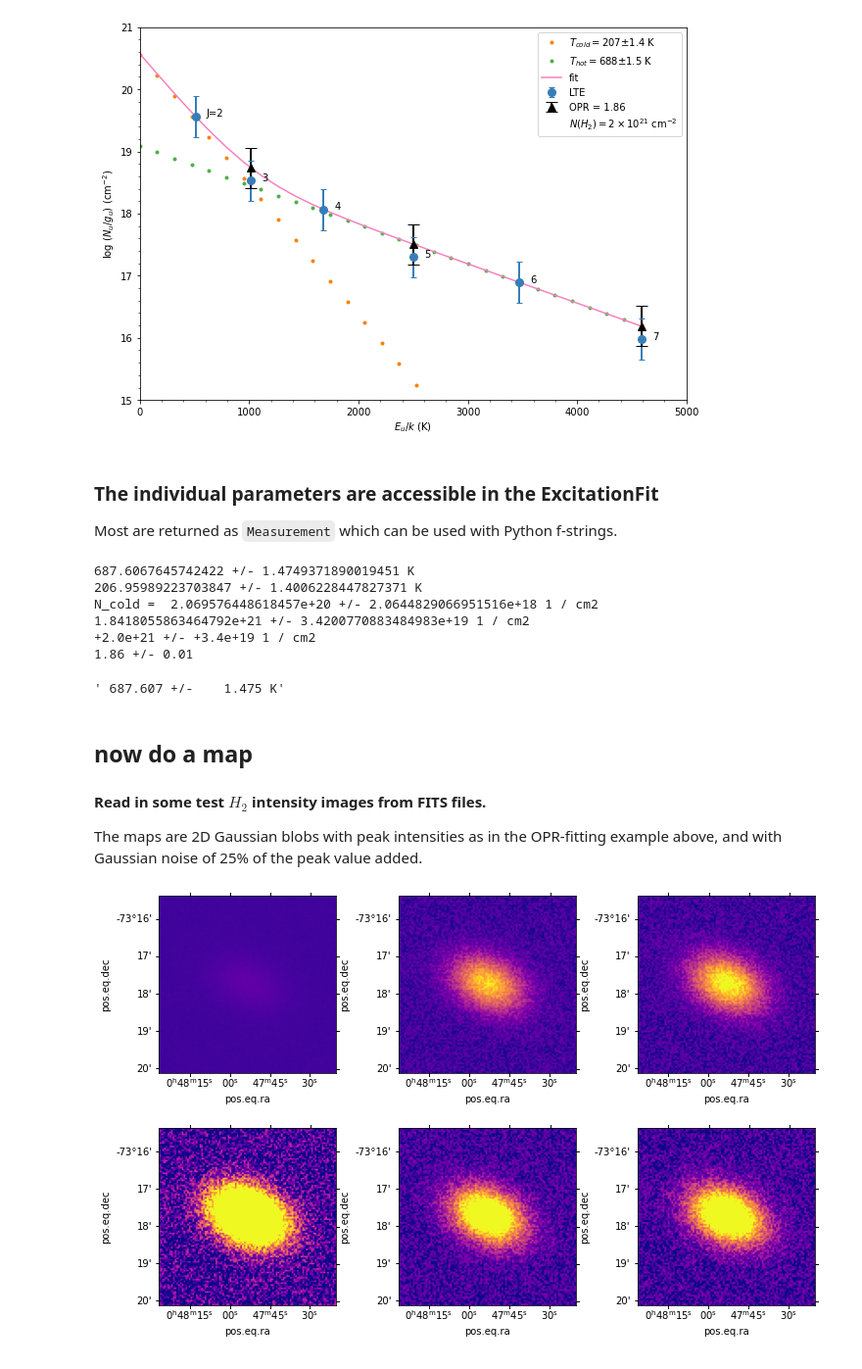
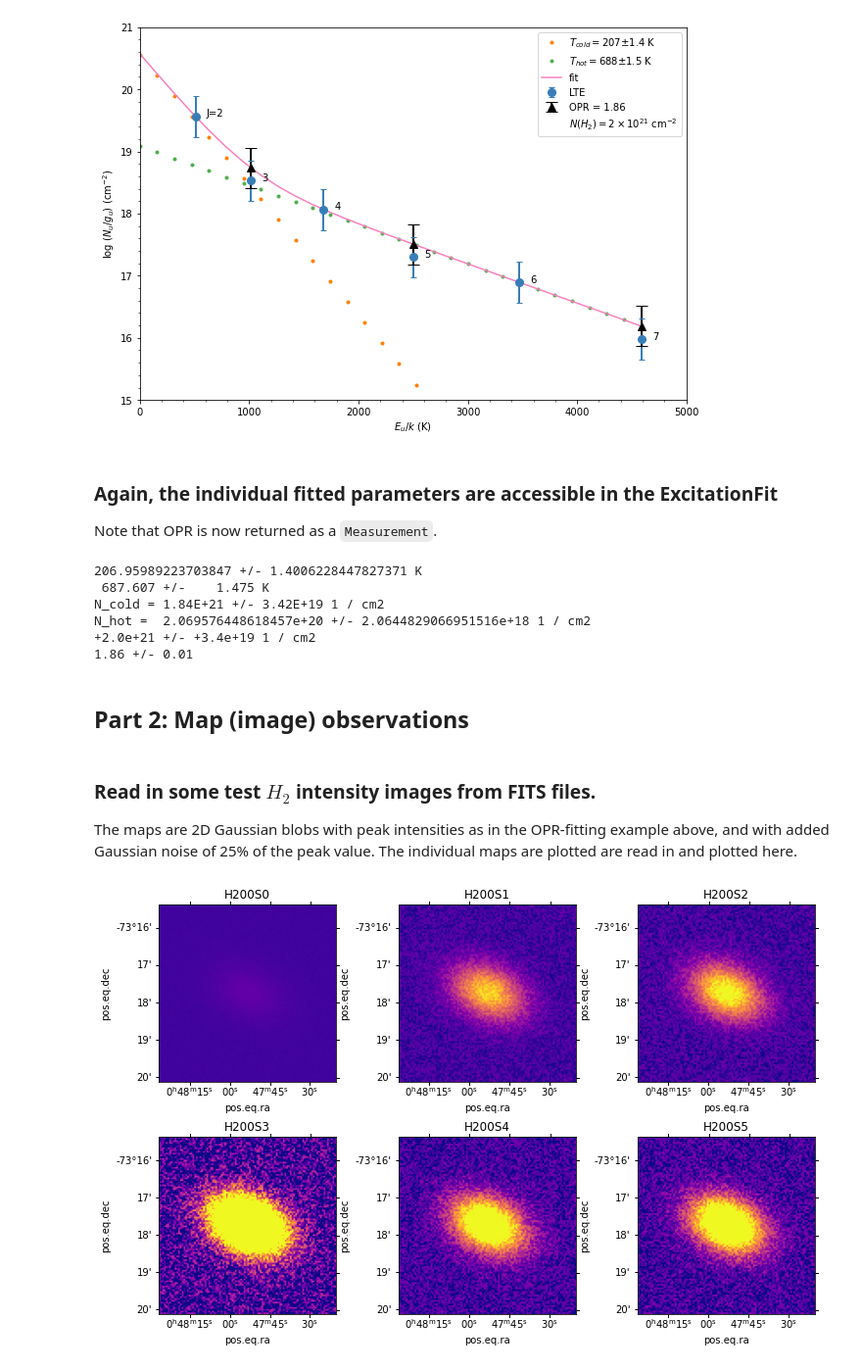
Before and after one commit to mpound/pdrtpy-nb, a Jupyter notebook: notebooks/PDRT_Example_H2_Excitation.ipynb, the cells around one changed output. Shown at 98% size. Drawn from its saved outputs; the diff is of its cells as text; code cells hidden in the pictures.

Commit message:
Complete version of H2 fitting

```diff
--- a/notebooks/PDRT_Example_H2_Excitation.ipynb
+++ b/notebooks/PDRT_Example_H2_Excitation.ipynb
@@ -166,46 +232,46 @@ hploto.plot_diagram(show_fit=True,ymax=21)
 # %% [output]
 [figure]
 # %% [markdown]
-### The individual parameters are accessible in the ExcitationFit
-Most are returned as `Measurement` which can be used with Python f-strings.
+### Again, the individual fitted parameters are accessible in the ExcitationFit
+Note that OPR is now returned as a `Measurement`.
 # %%
-print(hopr.thot)
 print(hopr.tcold)
-print('N_cold = ',hopr.hot_colden)
-print(hopr.cold_colden)
+print("{:>8.3f}".format(hopr.thot))
+print(f'N_cold = {hopr.cold_colden:3.2E}')
+print('N_hot = ',hopr.hot_colden)
 print(f'{hopr.total_colden:+.1e}')
 print(f"{hopr.opr:.2f}")
-"{:>8.3f}".format(hopr.thot)
 # %% [output]
-687.6067645742422 +/- 1.4749371890019451 K
 206.95989223703847 +/- 1.4006228447827371 K
-N_cold =  2.069576448618457e+20 +/- 2.0644829066951516e+18 1 / cm2
-1.8418055863464792e+21 +/- 3.4200770883484983e+19 1 / cm2
+ 687.607 +/-    1.475 K
+N_cold = 1.84E+21 +/- 3.42E+19 1 / cm2
+N_hot =  2.069576448618457e+20 +/- 2.0644829066951516e+18 1 / cm2
 +2.0e+21 +/- +3.4e+19 1 / cm2
 1.86 +/- 0.01
-' 687.607 +/-    1.475 K'
+# %% [markdown]
+## Part 2: Map (image) observations
 # %% [markdown]
-## now do a map
-#### Read in some test $H_2$ intensity images from FITS files.
-The maps are 2D Gaussian blobs with peak intensities as in the OPR-fitting example above, and with Gaussian noise of 25% of the peak value added.
+### Read in some test $H_2$ intensity images from FITS files.
+The maps are 2D Gaussian blobs with peak intensities as in the OPR-fitting example above, and with added Gaussian noise of 25% of the peak value.  The individual maps are plotted are read in and plotted here.
 # %%
 q = []
 for j in intensity:
     infile=f"../data/{j:s}_test_data.fits"
     m = Measurement.read(infile,identifier=j)
     q.append(m)
 # pick a single scale for all the plots
 vmin=q[1].data.min()
 vmax=q[1].data.max()
 
 fig,ax = plt.subplots(2,3,subplot_kw={'projection':q[0].wcs},figsize=(12,8))
 i = 0
 for a in ax:
     for b in a:
         b.imshow(q[i],origin="lower",vmin=vmin,vmax=vmax,cmap='plasma')
+        b.set_title(q[i].id)
         i = i+1
 plt.subplots_adjust(wspace=.35)
 # %% [output]
-[figure, old version]
+[figure, new version]
 # %% [markdown]
 
```
Also changed, not shown: parts of 37 cells of this notebook.
